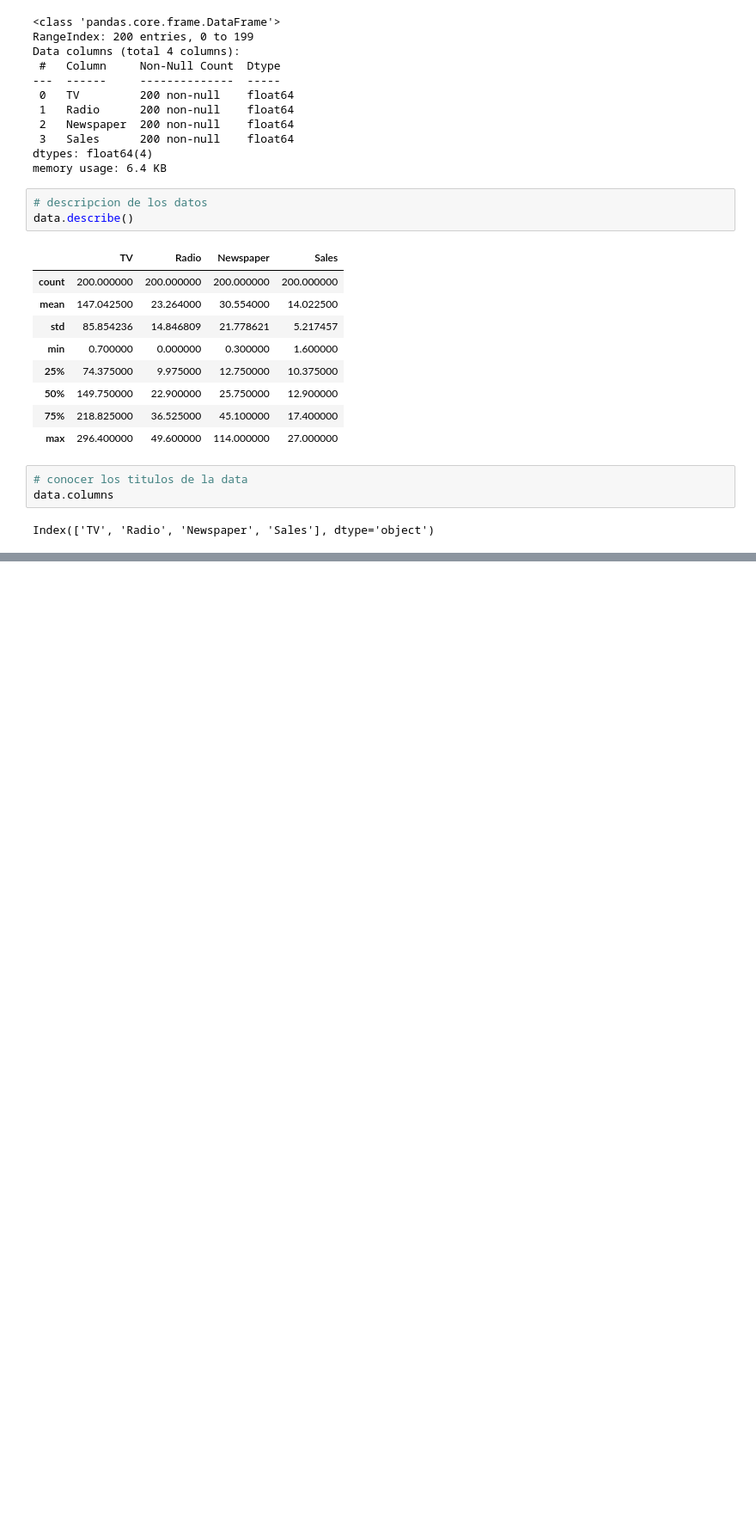
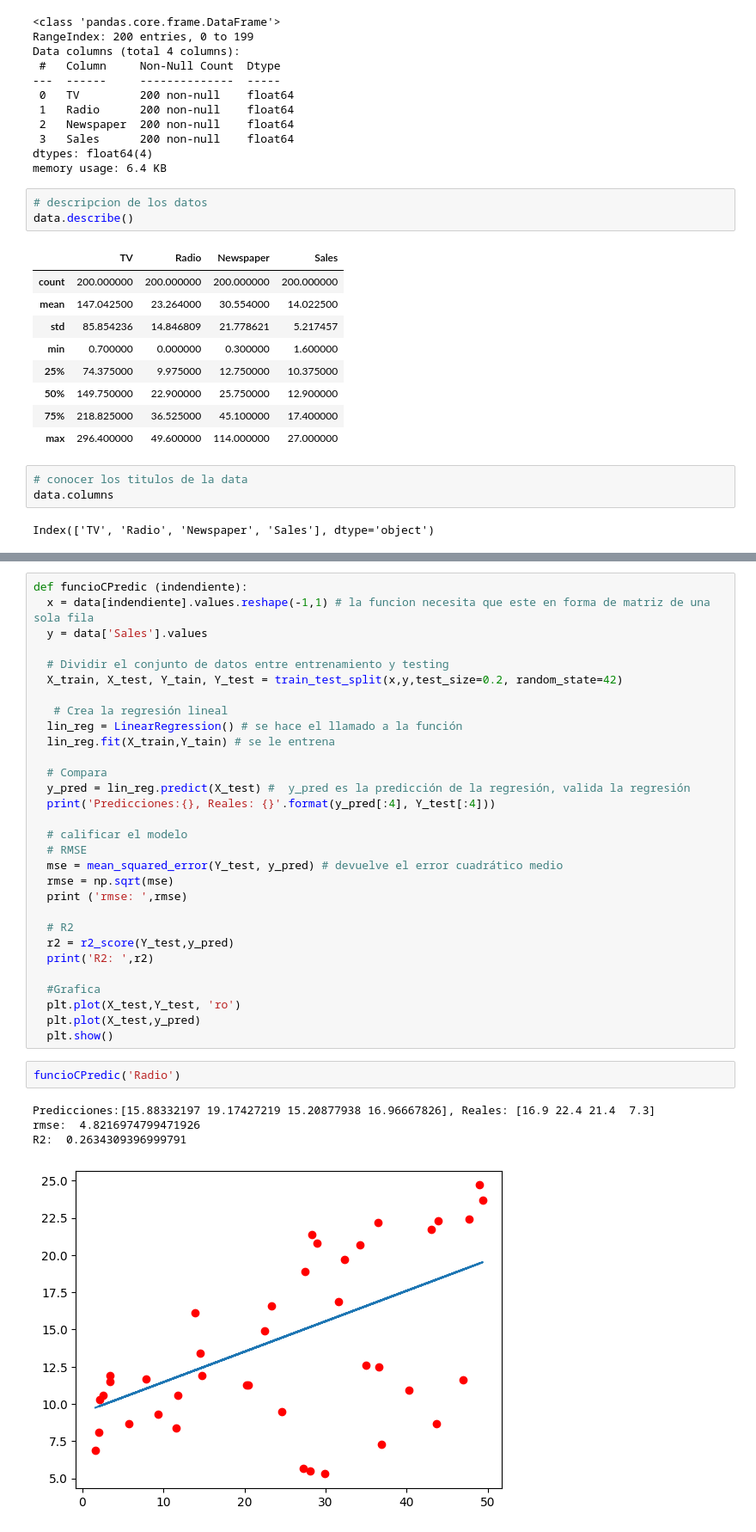
Before and after one commit to ETorresSacha/clases-MI, a Jupyter notebook: clase1_machine_learning.ipynb, the cells around one changed output, grey strips where cells are left out. Shown at 86% size. Cells and saved outputs as stored; diff of their text form; blank space fills up the shorter version.

```diff
--- a/clase1_machine_learning.ipynb
+++ b/clase1_machine_learning.ipynb
@@ -86,0 +128,37 @@ for col in cols:
+# %%
+def funcioCPredic (indendiente):
+  x = data[indendiente].values.reshape(-1,1) # la funcion necesita que este en forma de matriz de una sola fila
+  y = data['Sales'].values
+
+  # Dividir el conjunto de datos entre entrenamiento y testing
+  X_train, X_test, Y_tain, Y_test = train_test_split(x,y,test_size=0.2, random_state=42)
+
+   # Crea la regresión lineal
+  lin_reg = LinearRegression() # se hace el llamado a la función
+  lin_reg.fit(X_train,Y_tain) # se le entrena
+
+  # Compara
+  y_pred = lin_reg.predict(X_test) #  y_pred es la predicción de la regresión, valida la regresión
+  print('Predicciones:{}, Reales: {}'.format(y_pred[:4], Y_test[:4]))
+
+  # calificar el modelo
+  # RMSE
+  mse = mean_squared_error(Y_test, y_pred) # devuelve el error cuadrático medio
+  rmse = np.sqrt(mse)
+  print ('rmse: ',rmse)
+
+  # R2
+  r2 = r2_score(Y_test,y_pred)
+  print('R2: ',r2)
+
+  #Grafica
+  plt.plot(X_test,Y_test, 'ro')
+  plt.plot(X_test,y_pred)
+  plt.show()
+# %%
+funcioCPredic('Radio')
+# %% [output]
+Predicciones:[15.88332197 19.17427219 15.20877938 16.96667826], Reales: [16.9 22.4 21.4  7.3]
+rmse:  4.8216974799471926
+R2:  0.2634309396999791
+[figure, added]
```
Also changed, not shown: parts of 10 cells of this notebook.
